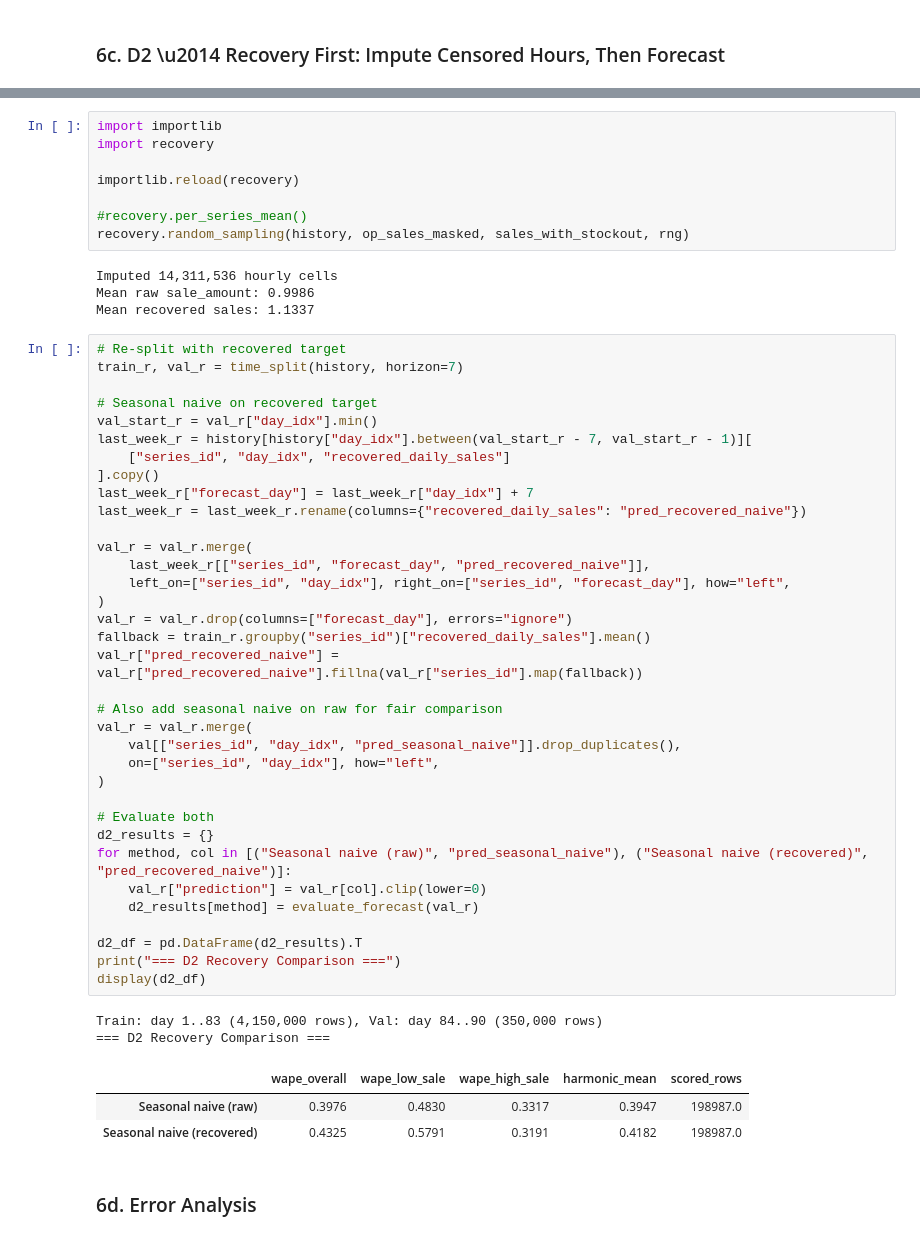
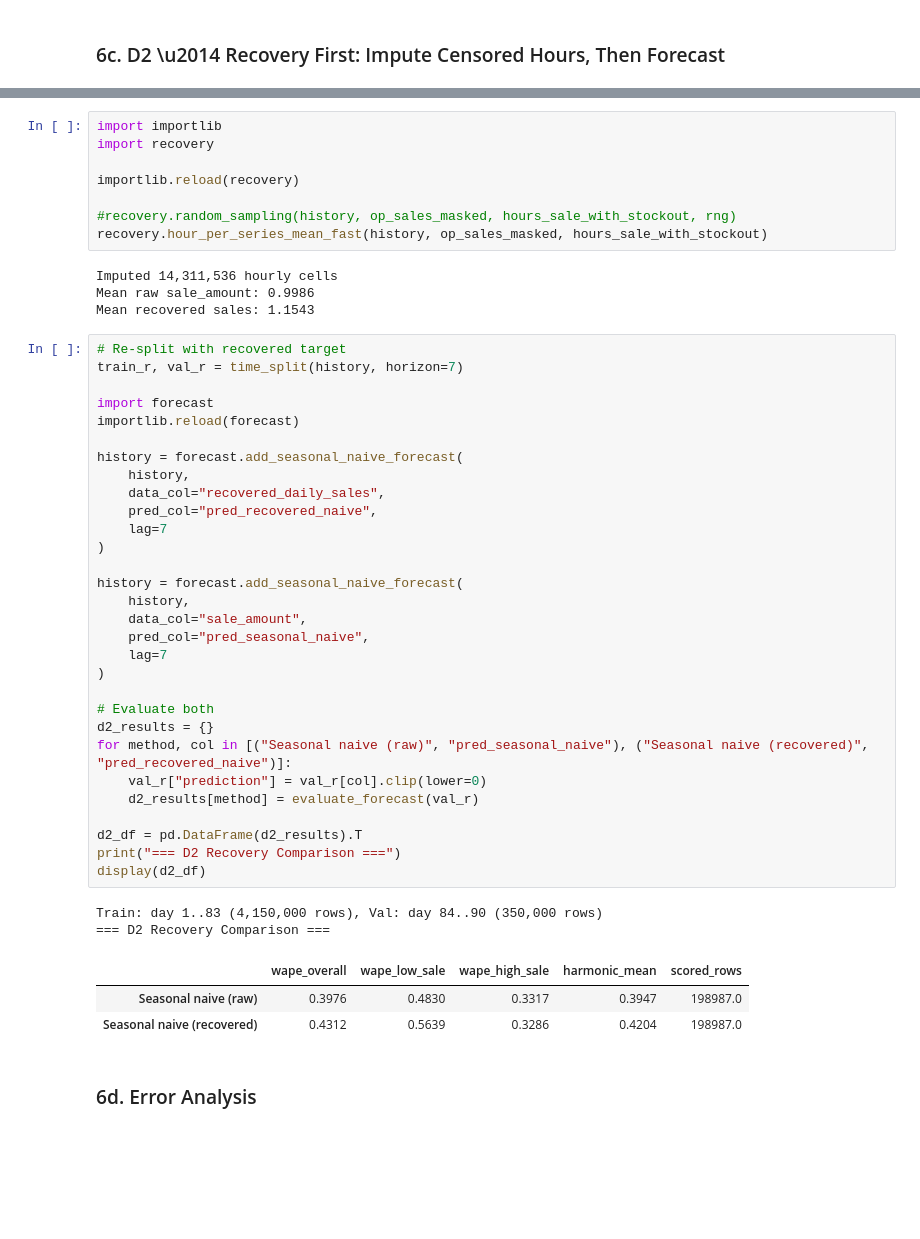
Before and after one commit to Slin58/seminar, a Jupyter notebook: main copy.ipynb, the cells around one changed output, grey strips where cells are left out. Saved outputs shown, nothing was run; the diff lists cells and outputs as text; blank space fills up the shorter version.

Commit message:
implemented recovery hours_per_series added file for forecast methods

```diff
--- a/main copy.ipynb
+++ b/main copy.ipynb
@@ -586,53 +592,48 @@ import recovery
 
 importlib.reload(recovery)
 
-#recovery.per_series_mean()
-recovery.random_sampling(history, op_sales_masked, sales_with_stockout, rng)
+#recovery.random_sampling(history, op_sales_masked, hours_sale_with_stockout, rng)
+recovery.hour_per_series_mean_fast(history, op_sales_masked, hours_sale_with_stockout)
 # %% [output]
 Imputed 14,311,536 hourly cells
 Mean raw sale_amount: 0.9986
-Mean recovered sales: 1.1337
+Mean recovered sales: 1.1543
 # %%
 # Re-split with recovered target
 train_r, val_r = time_split(history, horizon=7)
 
-# Seasonal naive on recovered target
-val_start_r = val_r["day_idx"].min()
-last_week_r = history[history["day_idx"].between(val_start_r - 7, val_start_r - 1)][
-    ["series_id", "day_idx", "recovered_daily_sales"]
-].copy()
-last_week_r["forecast_day"] = last_week_r["day_idx"] + 7
-last_week_r = last_week_r.rename(columns={"recovered_daily_sales": "pred_recovered_naive"})
+import forecast
+importlib.reload(forecast)
 
-val_r = val_r.merge(
-    last_week_r[["series_id", "forecast_day", "pred_recovered_naive"]],
-    left_on=["series_id", "day_idx"], right_on=["series_id", "forecast_day"], how="left",
+history = forecast.add_seasonal_naive_forecast(
+    history,
+    data_col="recovered_daily_sales",
+    pred_col="pred_recovered_naive",
+    lag=7
 )
-val_r = val_r.drop(columns=["forecast_day"], errors="ignore")
-fallback = train_r.groupby("series_id")["recovered_daily_sales"].mean()
-val_r["pred_recovered_naive"] = val_r["pred_recovered_naive"].fillna(val_r["series_id"].map(fallback))
 
-# Also add seasonal naive on raw for fair comparison
-val_r = val_r.merge(
-    val[["series_id", "day_idx", "pred_seasonal_naive"]].drop_duplicates(),
-    on=["series_id", "day_idx"], how="left",
+history = forecast.add_seasonal_naive_forecast(
+    history,
+    data_col="sale_amount",
+    pred_col="pred_seasonal_naive",
+    lag=7
 )
 
 # Evaluate both
 d2_results = {}
 for method, col in [("Seasonal naive (raw)", "pred_seasonal_naive"), ("Seasonal naive (recovered)", "pred_recovered_naive")]:
     val_r["prediction"] = val_r[col].clip(lower=0)
     d2_results[method] = evaluate_forecast(val_r)
 
 d2_df = pd.DataFrame(d2_results).T
 print("=== D2 Recovery Comparison ===")
 display(d2_df)
 # %% [output]
 Train: day 1..83 (4,150,000 rows), Val: day 84..90 (350,000 rows)
 === D2 Recovery Comparison ===
 |  | wape_overall | wape_low_sale | wape_high_sale | harmonic_mean | scored_rows |
 | Seasonal naive (raw) | 0.3976 | 0.4830 | 0.3317 | 0.3947 | 198987.0 |
-| Seasonal naive (recovered) | 0.4325 | 0.5791 | 0.3191 | 0.4182 | 198987.0 |
+| Seasonal naive (recovered) | 0.4312 | 0.5639 | 0.3286 | 0.4204 | 198987.0 |
 # %% [markdown]
 ### 6d. Error Analysis
 # %%
```
Also changed, not shown: parts of 2 cells of this notebook, 2 other files.
